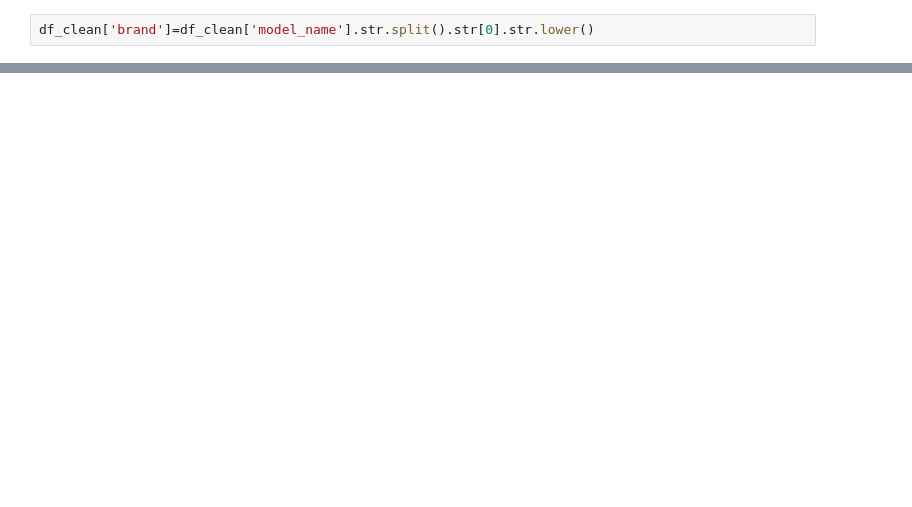
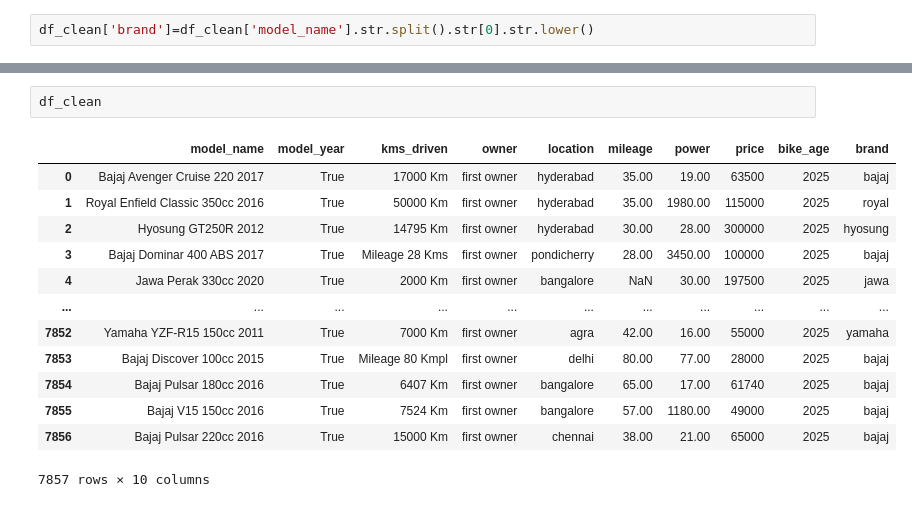
Before and after one commit to durgeshkumarsahu/Machine_learning, a Jupyter notebook: ML_project/first.ipynb, the cells around one changed output, grey strips where cells are left out. Saved outputs shown, nothing was run; the diff lists cells and outputs as text; blank space fills up the shorter version.

Commit message:
feat: add bike dataset and exploratory analysis notebooks

```diff
--- a/ML_project/first.ipynb
+++ b/ML_project/first.ipynb
@@ -134,0 +374,16 @@ sns.scatterplot(data= plot_data, x='kms_driven', y='price', color= 'red')
+# %%
+df_clean
+# %% [output]
+|  | model_name | model_year | kms_driven | owner | location | mileage | power | price | bike_age | brand |
+| 0 | Bajaj Avenger Cruise 220 2017 | True | 17000 Km | first owner | hyderabad | 35.00 | 19.00 | 63500 | 2025 | bajaj |
+| 1 | Royal Enfield Classic 350cc 2016 | True | 50000 Km | first owner | hyderabad | 35.00 | 1980.00 | 115000 | 2025 | royal |
+| 2 | Hyosung GT250R 2012 | True | 14795 Km | first owner | hyderabad | 30.00 | 28.00 | 300000 | 2025 | hyosung |
+| 3 | Bajaj Dominar 400 ABS 2017 | True | Mileage 28 Kms | first owner | pondicherry | 28.00 | 3450.00 | 100000 | 2025 | bajaj |
+| 4 | Jawa Perak 330cc 2020 | True | 2000 Km | first owner | bangalore | NaN | 30.00 | 197500 | 2025 | jawa |
+| ... | ... | ... | ... | ... | ... | ... | ... | ... | ... | ... |
+| 7852 | Yamaha YZF-R15 150cc 2011 | True | 7000 Km | first owner | agra | 42.00 | 16.00 | 55000 | 2025 | yamaha |
+| 7853 | Bajaj Discover 100cc 2015 | True | Mileage 80 Kmpl | first owner | delhi | 80.00 | 77.00 | 28000 | 2025 | bajaj |
+| 7854 | Bajaj Pulsar 180cc 2016 | True | 6407 Km | first owner | bangalore | 65.00 | 17.00 | 61740 | 2025 | bajaj |
+| 7855 | Bajaj V15 150cc 2016 | True | 7524 Km | first owner | bangalore | 57.00 | 1180.00 | 49000 | 2025 | bajaj |
+| 7856 | Bajaj Pulsar 220cc 2016 | True | 15000 Km | first owner | chennai | 38.00 | 21.00 | 65000 | 2025 | bajaj |
+7857 rows × 10 columns
```
Also changed, not shown: parts of 48 cells of this notebook, 1 other file.
